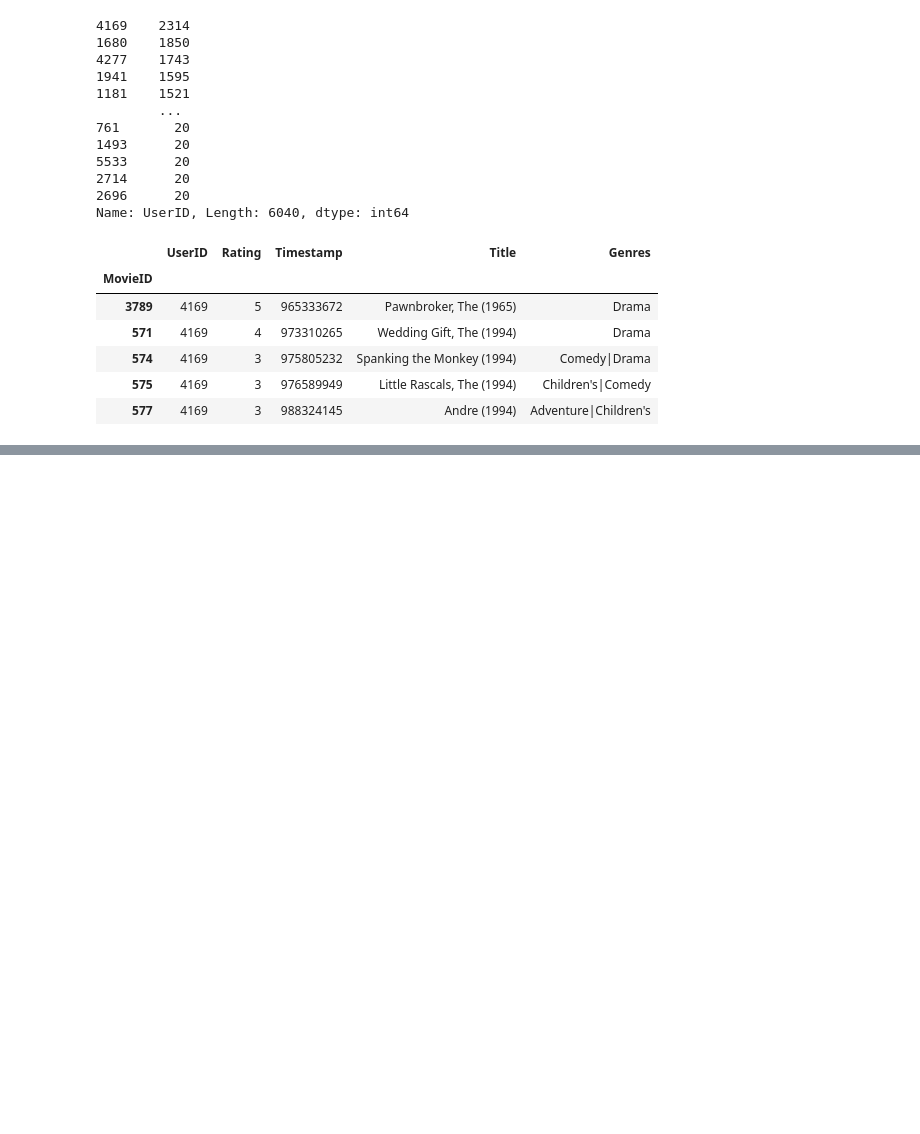
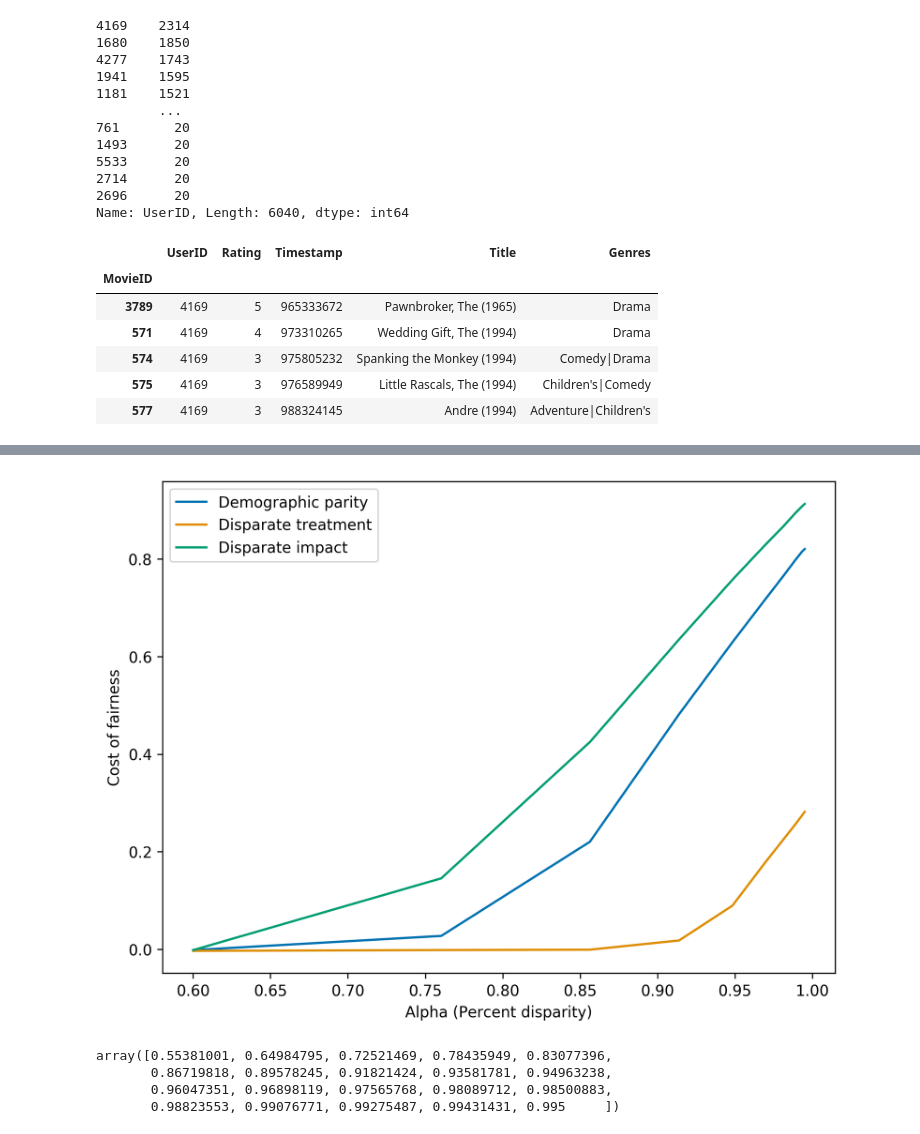
Before and after one commit to elouie/approx-fairrecs, a Jupyter notebook: notebooks/M1_statistics.ipynb, the cells around one changed output, grey strips where cells are left out. Saved outputs shown, nothing was run; the diff lists cells and outputs as text; code cells hidden in the pictures; blank space fills up the shorter version.

```diff
--- a/notebooks/M1_statistics.ipynb
+++ b/notebooks/M1_statistics.ipynb
@@ -156,0 +414,22 @@ plt.show()
+# %%
+I = (J[0:len(J)-1] + J[1:len(J)])/2
+I = np.append(I, J[len(J)-1])
+K = (C[0:len(C)-1,:] + C[1:len(C),:])/2
+K = np.vstack([K, C[len(C)-1,:]])
+plt.figure(num=None, figsize=(8, 6), dpi=300)
+plot(I, K[:,0], label="Demographic parity")
+plot(I, K[:,1], label="Disparate treatment")
+plot(I, K[:,2], label="Disparate impact")
+plt.xlabel('Alpha (Percent disparity)')
+plt.ylabel('Cost of fairness')
+plt.legend()
+plt.show()
+# %% [output]
+[figure, added]
+# %%
+I
+# %% [output]
+array([0.55381001, 0.64984795, 0.72521469, 0.78435949, 0.83077396,
+       0.86719818, 0.89578245, 0.91821424, 0.93581781, 0.94963238,
+       0.96047351, 0.96898119, 0.97565768, 0.98089712, 0.98500883,
+       0.98823553, 0.99076771, 0.99275487, 0.99431431, 0.995     ])
```
Also changed, not shown: parts of 31 cells of this notebook, 3 other files.
